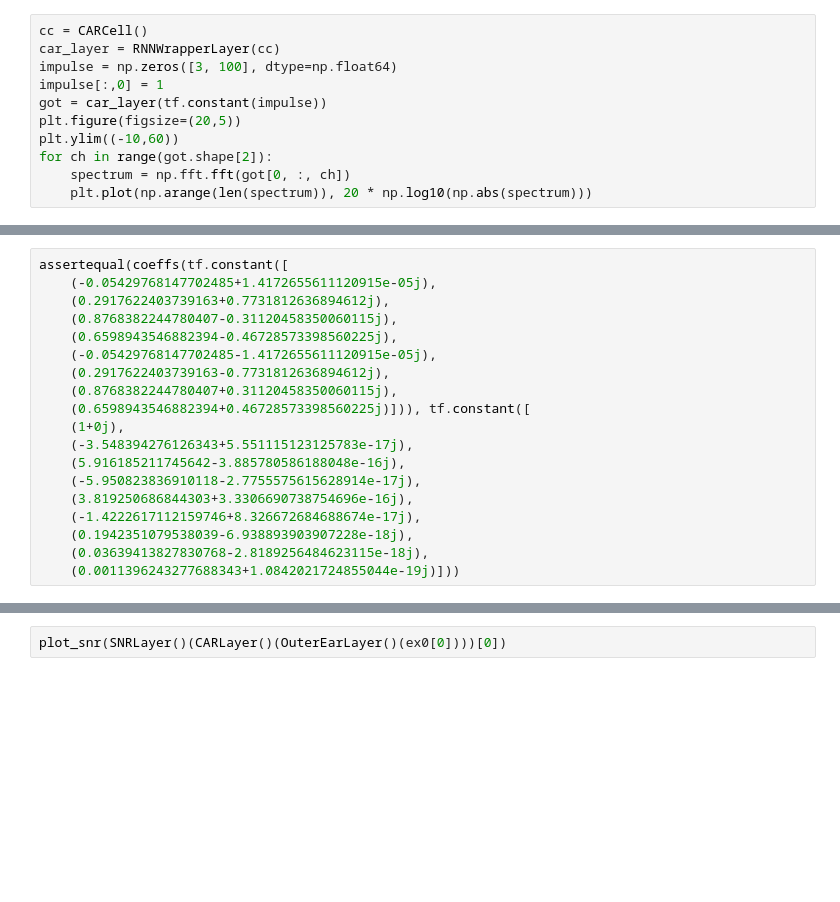
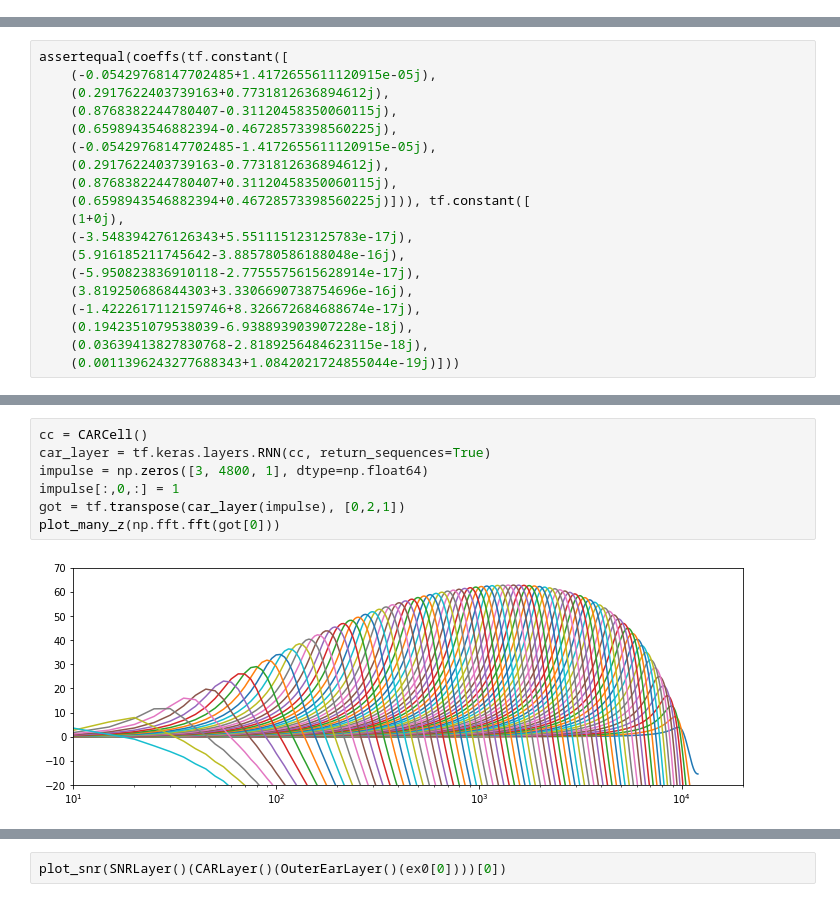
Before and after one commit to google-research/korvapuusti, a Jupyter notebook: experiments/partial_loudness/analysis/jupyter/TensorEars.ipynb, the cells around one changed output, grey strips where cells are left out. Cells and saved outputs as stored; diff of their text form; blank space fills up the shorter version.

```diff
--- a/experiments/partial_loudness/analysis/jupyter/TensorEars.ipynb
+++ b/experiments/partial_loudness/analysis/jupyter/TensorEars.ipynb
@@ -676,11 +17,0 @@ def assertequal(a1, a2):
-# %%
-cc = CARCell()
-car_layer = RNNWrapperLayer(cc)
-impulse = np.zeros([3, 100], dtype=np.float64)
-impulse[:,0] = 1
-got = car_layer(tf.constant(impulse))
-plt.figure(figsize=(20,5))
-plt.ylim((-10,60))
-for ch in range(got.shape[2]):
-    spectrum = np.fft.fft(got[0, :, ch])
-    plt.plot(np.arange(len(spectrum)), 20 * np.log10(np.abs(spectrum)))
@@ -783,0 +580,9 @@ t2 0.022536754608154297
+# %%
+cc = CARCell()
+car_layer = tf.keras.layers.RNN(cc, return_sequences=True)
+impulse = np.zeros([3, 4800, 1], dtype=np.float64)
+impulse[:,0,:] = 1
+got = tf.transpose(car_layer(impulse), [0,2,1])
+plot_many_z(np.fft.fft(got[0]))
+# %% [output]
+[figure, added]
```
Also changed, not shown: parts of 15 cells of this notebook.
